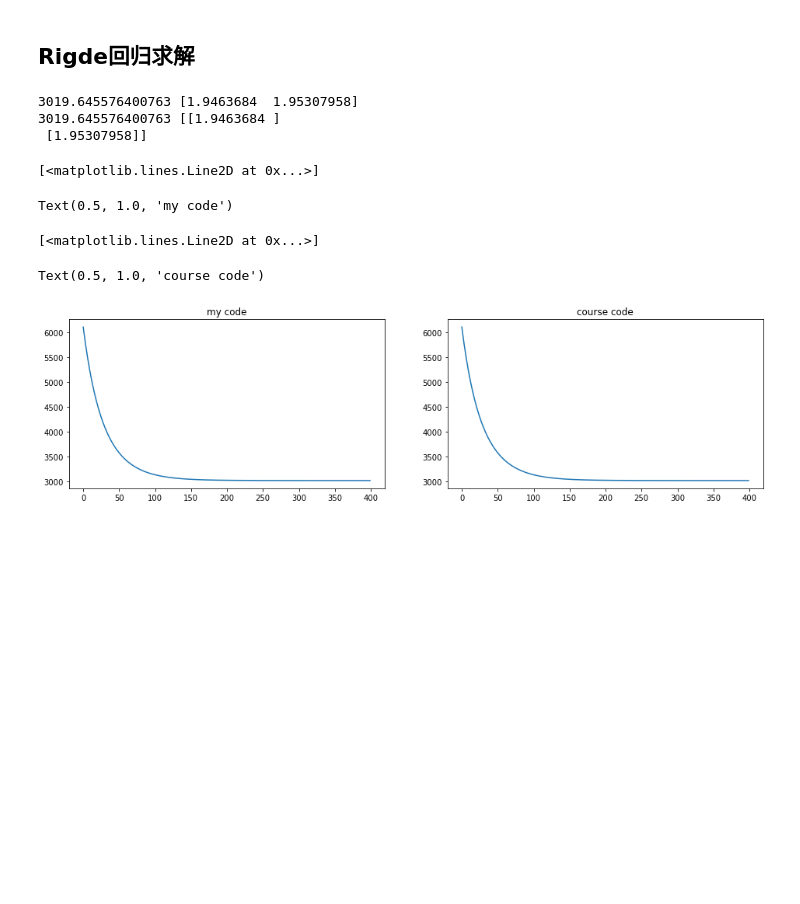
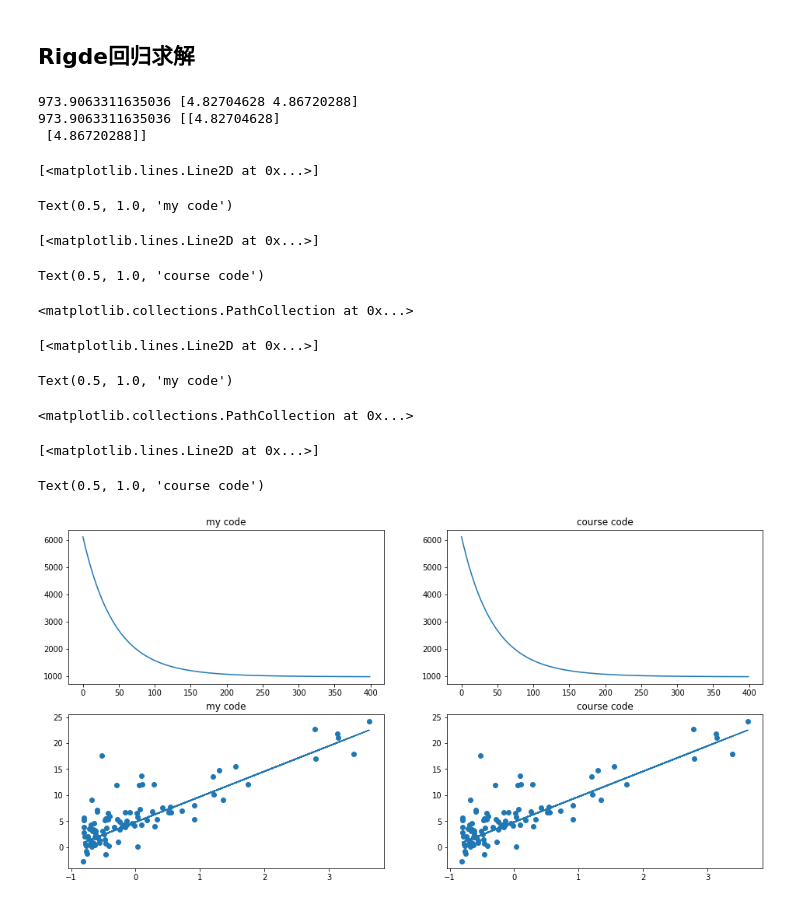
Before and after one commit to longfengpili/ML_algorithm_engineer_camp, a Jupyter notebook: 第二章、使用梯度下降法求解线性回归问题.ipynb, the cells around one changed output. Cells and saved outputs as stored; diff of their text form; code cells hidden in the pictures; blank space fills up the shorter version.

```diff
--- a/第二章、使用梯度下降法求解线性回归问题.ipynb
+++ b/第二章、使用梯度下降法求解线性回归问题.ipynb
@@ -188,7 +188,7 @@ def costfunc(X, y, theta):
 theta1 = np.zeros(X.shape[1]+1)
 theta2 = np.zeros(X.shape[1]+1).reshape(-1,1)
 alpha = 0.01
-lamda=0.01
+lamda=0.001
 X, y = loaddata('data/2_5.txt')
 X, mu, sigma = featureNormalize(X)
 
@@ -199,6 +199,7 @@ for i in range(400):
     cost = costfunc(X, y, theta)
     costs1.append(cost)
 print(cost, theta)
+h1 = theta[0] + theta[1] * X
 
 # course code
 costs2 = []
@@ -207,19 +208,32 @@ for i in range(400):
     cost = costfunc(X, y, theta)
     costs2.append(cost)
 print(cost, theta)
+h2 = theta[0] + theta[1] * X
 # %% [output]
-3019.645576400763 [1.9463684  1.95307958]
-3019.645576400763 [[1.9463684 ]
- [1.95307958]]
+973.9063311635036 [4.82704628 4.86720288]
+973.9063311635036 [[4.82704628]
+ [4.86720288]]
 # %%
-fig, axes = plt.subplots(1, 2, figsize=(16, 4))
-axes[0].plot(costs1)
-axes[0].set_title('my code')
-axes[1].plot(costs2)
-axes[1].set_title('course code')
+fig, axes = plt.subplots(2, 2, figsize=(16, 8))
+axes[0, 0].plot(costs1)
+axes[0, 0].set_title('my code')
+axes[0, 1].plot(costs2)
+axes[0, 1].set_title('course code')
+axes[1, 0].scatter(X, y)
+axes[1, 0].plot(X, h1)
+axes[1, 0].set_title('my code')
+axes[1, 1].scatter(X, y)
+axes[1, 1].plot(X, h2)
+axes[1, 1].set_title('course code')
 # %% [output]
 [<matplotlib.lines.Line2D at 0x...>]
 Text(0.5, 1.0, 'my code')
 [<matplotlib.lines.Line2D at 0x...>]
 Text(0.5, 1.0, 'course code')
+<matplotlib.collections.PathCollection at 0x...>
+[<matplotlib.lines.Line2D at 0x...>]
+Text(0.5, 1.0, 'my code')
+<matplotlib.collections.PathCollection at 0x...>
+[<matplotlib.lines.Line2D at 0x...>]
+Text(0.5, 1.0, 'course code')
-[figure, old version]
+[figure, new version]
```
Also changed, not shown: 1 other file.
